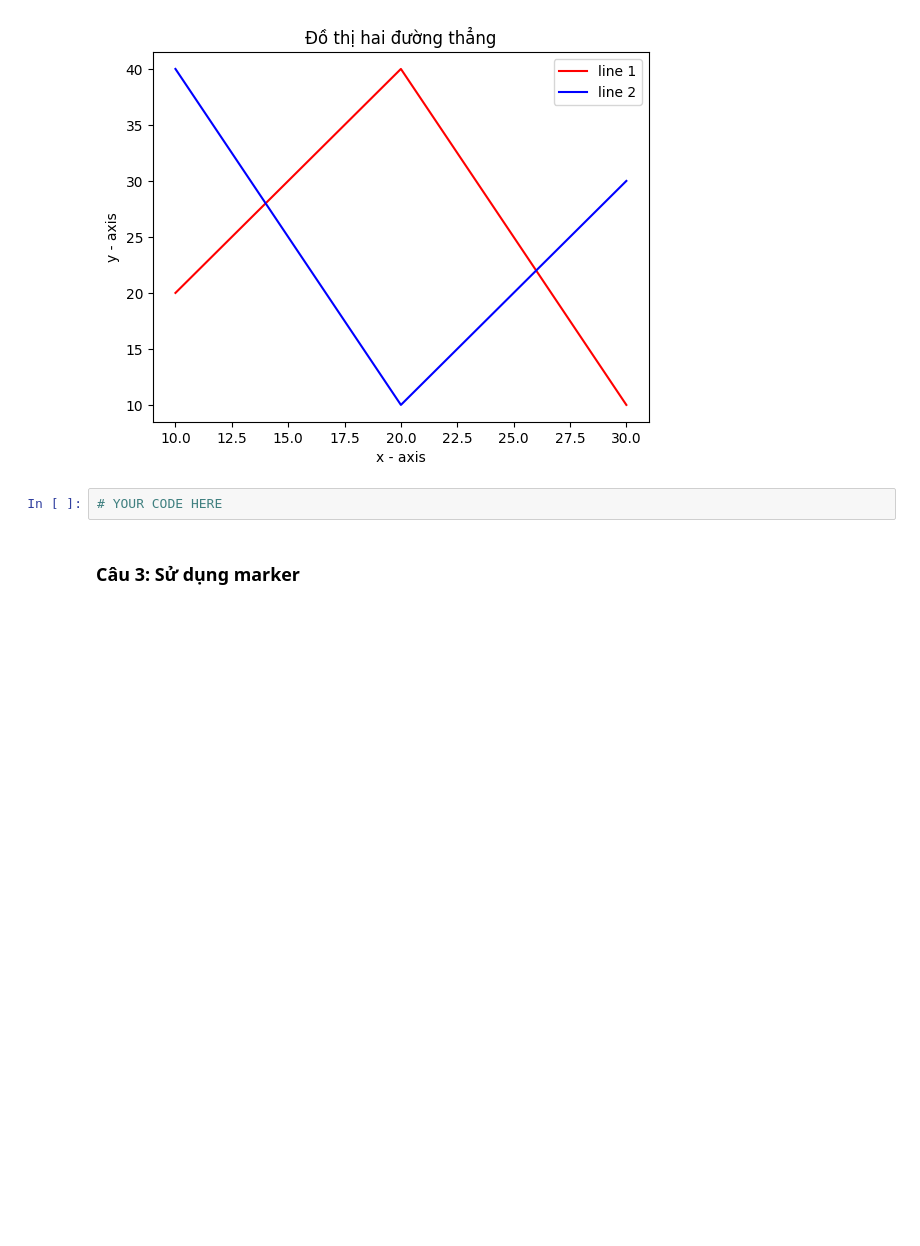
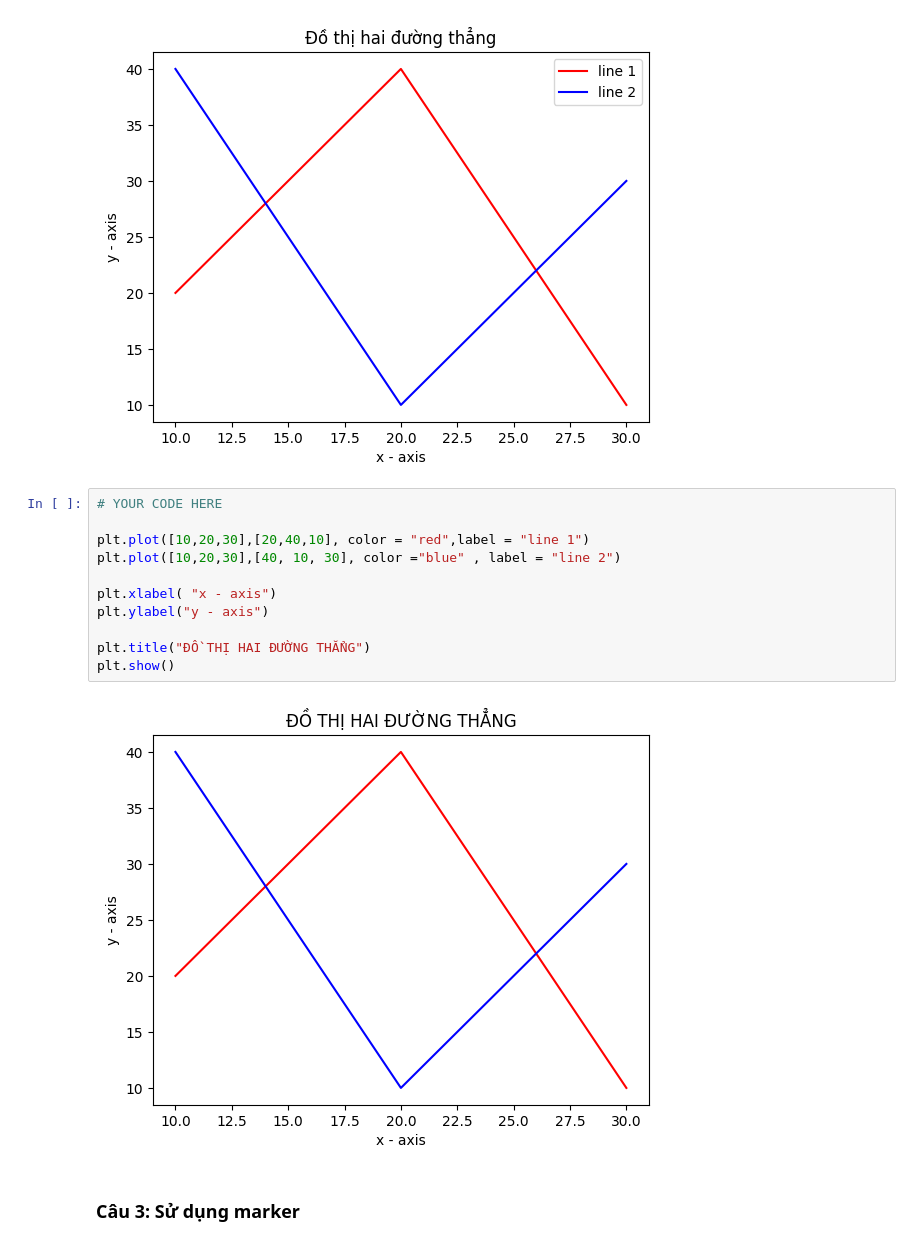
Before and after one commit to ur77ec17235/Computer-statistics_and_applications, a Jupyter notebook: week 2/tkud_lab02_ex (1).ipynb, the cells around one changed output. Cells and saved outputs as stored; diff of their text form; blank space fills up the shorter version.

```diff
--- a/week 2/tkud_lab02_ex (1).ipynb
+++ b/week 2/tkud_lab02_ex (1).ipynb
@@ -143,8 +170,19 @@ Viết mã để vẽ các đồ thị giống hình sau:
 # This cell contains output. Don't remove!
 # %% [output]
 [figure]
-# %%
-# YOUR CODE HERE
+# %%
+# YOUR CODE HERE
+
+plt.plot([10,20,30],[20,40,10], color = "red",label = "line 1")
+plt.plot([10,20,30],[40, 10, 30], color ="blue" , label = "line 2")
+
+plt.xlabel( "x - axis")
+plt.ylabel("y - axis")
+
+plt.title("ĐỒ THỊ HAI ĐƯỜNG THẲNG")
+plt.show()
+# %% [output]
+[figure, added]
 # %% [markdown]
 ### Câu 3: Sử dụng marker
 # %%
```
Also changed, not shown: parts of 4 cells of this notebook.
